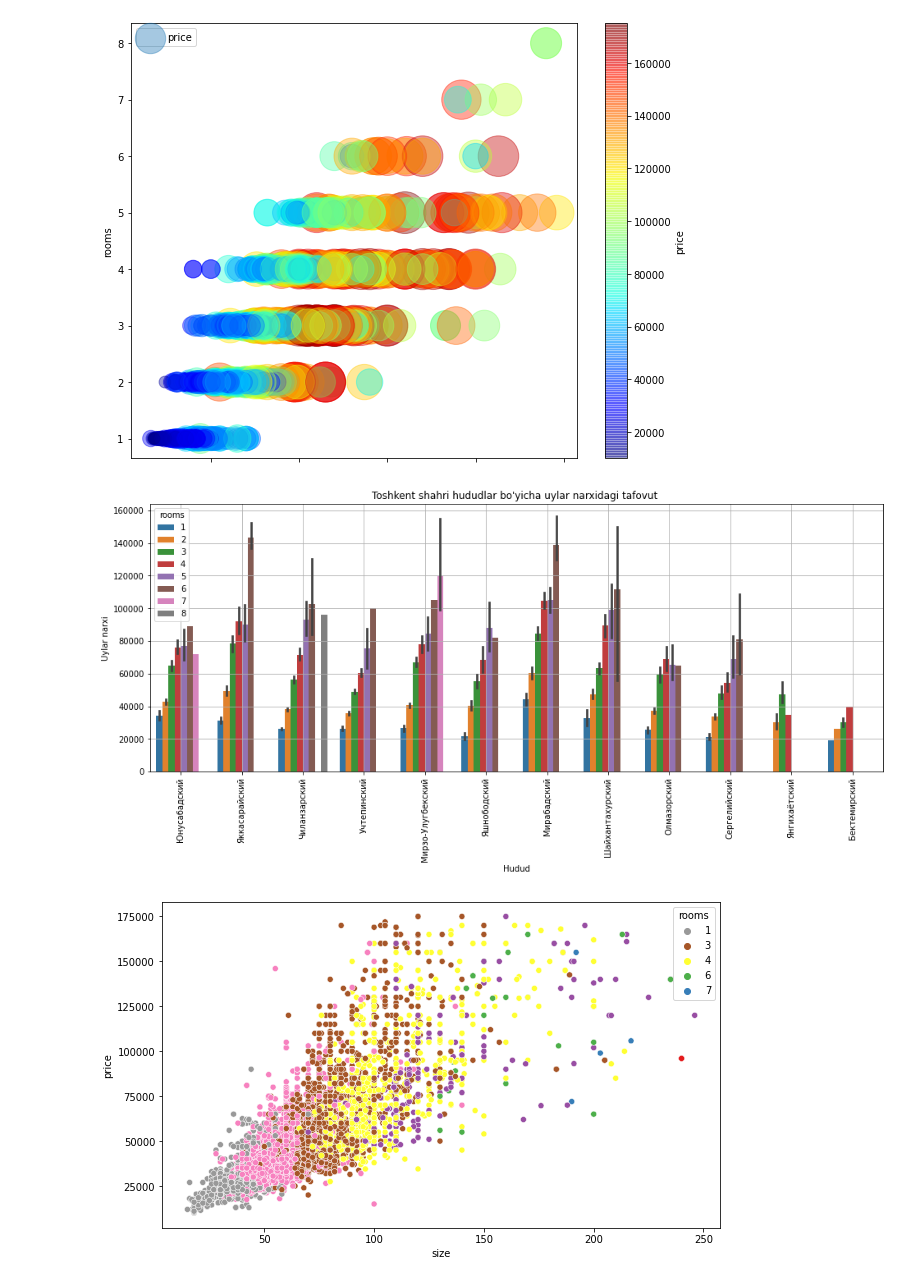
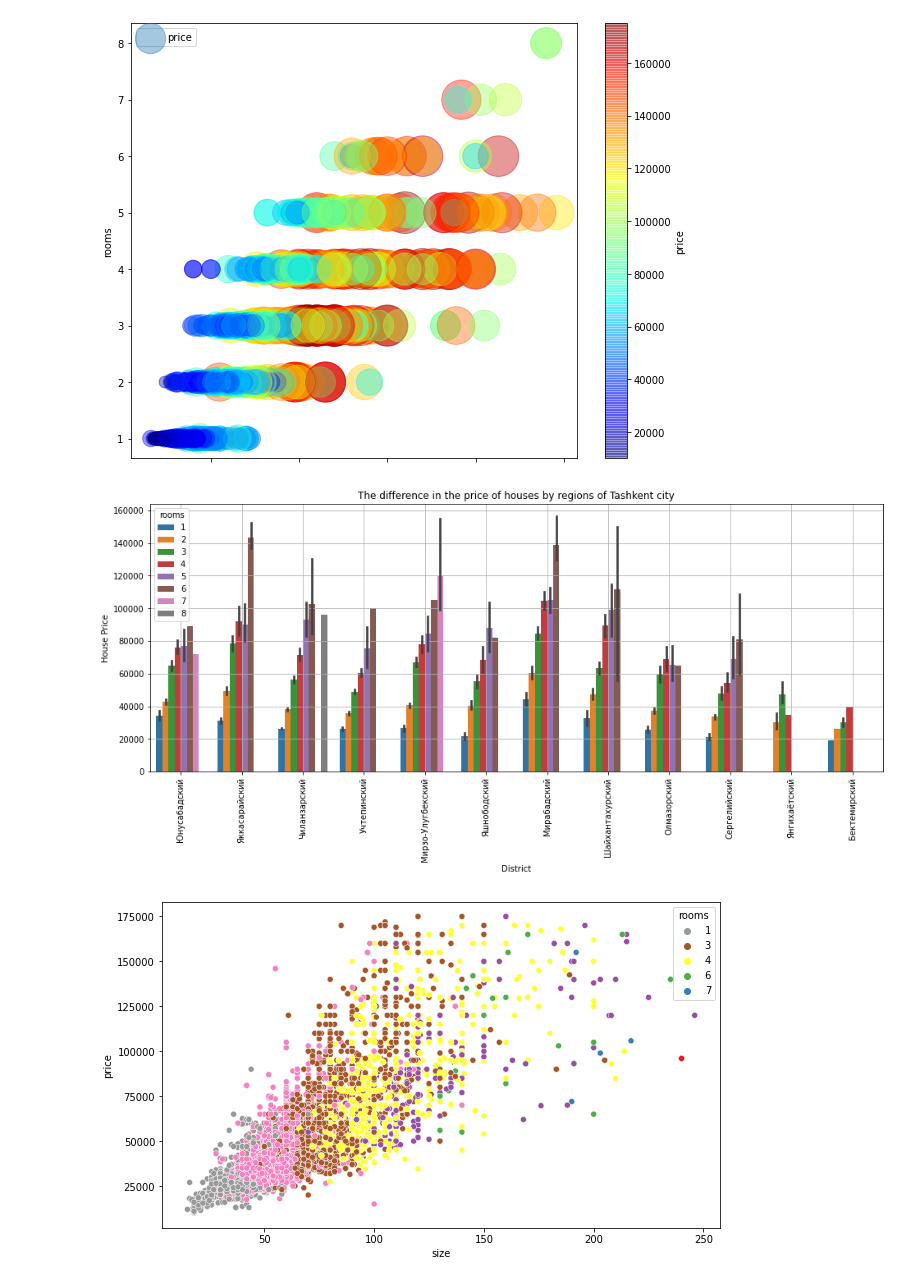
Before and after one commit to barkamoljon/PortfolioProjects, a Jupyter notebook: House_Price_Prediction.ipynb, the cells around one changed output. Drawn from its saved outputs; the diff is of its cells as text; code cells hidden in the pictures.

```diff
--- a/House_Price_Prediction.ipynb
+++ b/House_Price_Prediction.ipynb
@@ -285,15 +313,15 @@ plt.show()
 # %%
 plt.figure(figsize=(16,6))
 sns.barplot(x=df.district, y=df['price'], hue=df['rooms'])
 
-plt.title("Toshkent shahri hududlar bo'yicha uylar narxidagi tafovut ")
-plt.xlabel('Hudud')
-plt.ylabel('Uylar narxi')
+plt.title("The difference in the price of houses by regions of Tashkent city")
+plt.xlabel('District')
+plt.ylabel('House Price')
 plt.xticks(rotation=90)
 plt.grid()
 plt.show()
 # %% [output]
-[figure, old version]
+[figure, new version]
 # %%
 plt.figure(figsize=(10,6))
 sns.scatterplot(data=df, x=df['size'], y=df['price'], hue='rooms', palette='Set1_r')
```
Also changed, not shown: parts of 44 cells of this notebook.
